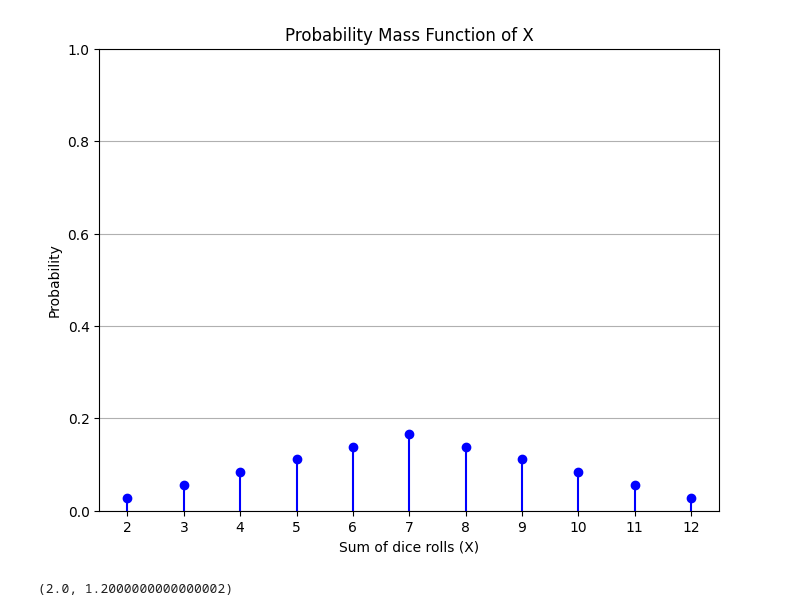
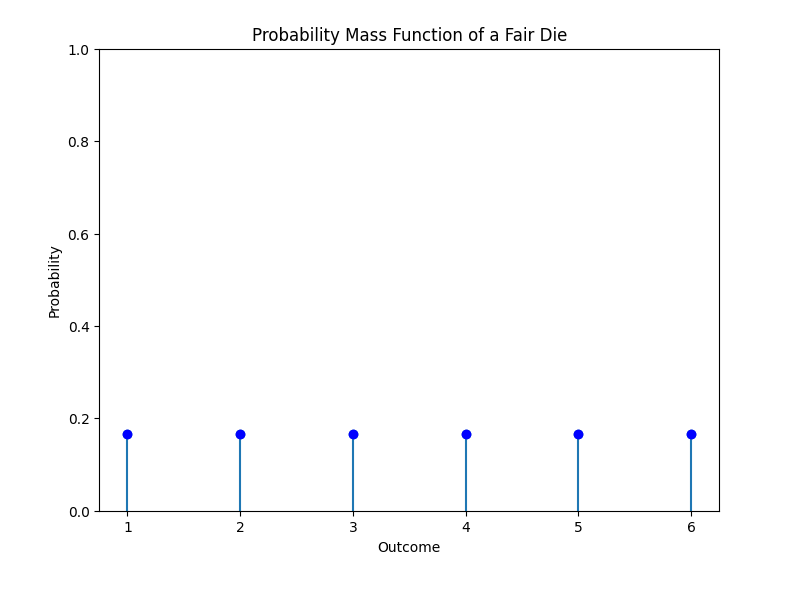
Before and after one commit to pilim99/20250562, a Jupyter notebook: 20250562안경민.ipynb, the cells around one changed output. Cells and saved outputs as stored; diff of their text form; code cells hidden in the pictures.

```diff
--- a/20250562안경민.ipynb
+++ b/20250562안경민.ipynb
@@ -1,31 +1,16 @@
 # %% [markdown]
 <a href="https://colab.research.google.com/github/pilim99/20250562/blob/%EA%B8%B0%EC%B4%88%ED%99%95%EB%A5%A0%EA%B3%BC%ED%86%B5%EA%B3%84/20250562%EC%95%88%EA%B2%BD%EB%AF%BC.ipynb" target="_parent"><img src="https://colab.research.google.com/assets/colab-badge.svg" alt="Open In Colab"/></a>
-# %%
-import matplotlib.pyplot as plt
-from collections import Counter
-dice_rolls = [(i, j) for i in range(1, 7) for j in range(1, 7)]
-sums = [sum(roll) for roll in dice_rolls]
-f_X = Counter(sums)
-total_outcomes = len(dice_rolls)
-f_X = {x: count/total_outcomes for x, count in f_X.items()}
-
-plt.figure(figsize=(8, 6))
-plt.plot(list(f_X.keys()), list(f_X.values()), 'bo')
-plt.vlines(list(f_X.keys()), 0, list(f_X.values()), colors='blue')
-plt.title('Probability Mass Function of X')
-plt.xlabel('Sum of dice rolls (X)')
-plt.ylabel('Probability')
-plt.xticks(range(2, 13))
-plt.ylim(0, 1)
-plt.grid(axis='y')
-plt.show()
-# %% [output]
-[figure, removed]
-# %%
-scores = [0, 1, 2, 3, 4]
-probabilities_Y = [0.1, 0.2, 0.4, 0.2, 0.1]
-expected_value_Y = sum(y * p for y, p in zip(scores, probabilities_Y))
-variance_Y = sum((y -expected_value_Y) ** 2 * p for y, p in zip(scores, probabilities_Y))
-expected_value_Y, variance_Y
-# %% [output]
-(2.0, 1.2000000000000002)
+# %%
+import matplotlib.pyplot as plt
+x_values = [1, 2, 3, 4, 5, 6]
+probabilities = [1/6 for _ in x_values]
+plt.figure(figsize=(8, 6))
+plt.stem(x_values, probabilities, basefmt=" ")
+plt.plot(x_values, probabilities, 'o', color='blue')
+plt.ylim(0, 1)
+plt.title('Probability Mass Function of a Fair Die')
+plt.xlabel('Outcome')
+plt.ylabel('Probability')
+plt.show()
+# %% [output]
+[figure, added]
```
Also changed, not shown: parts of 3 cells of this notebook.
